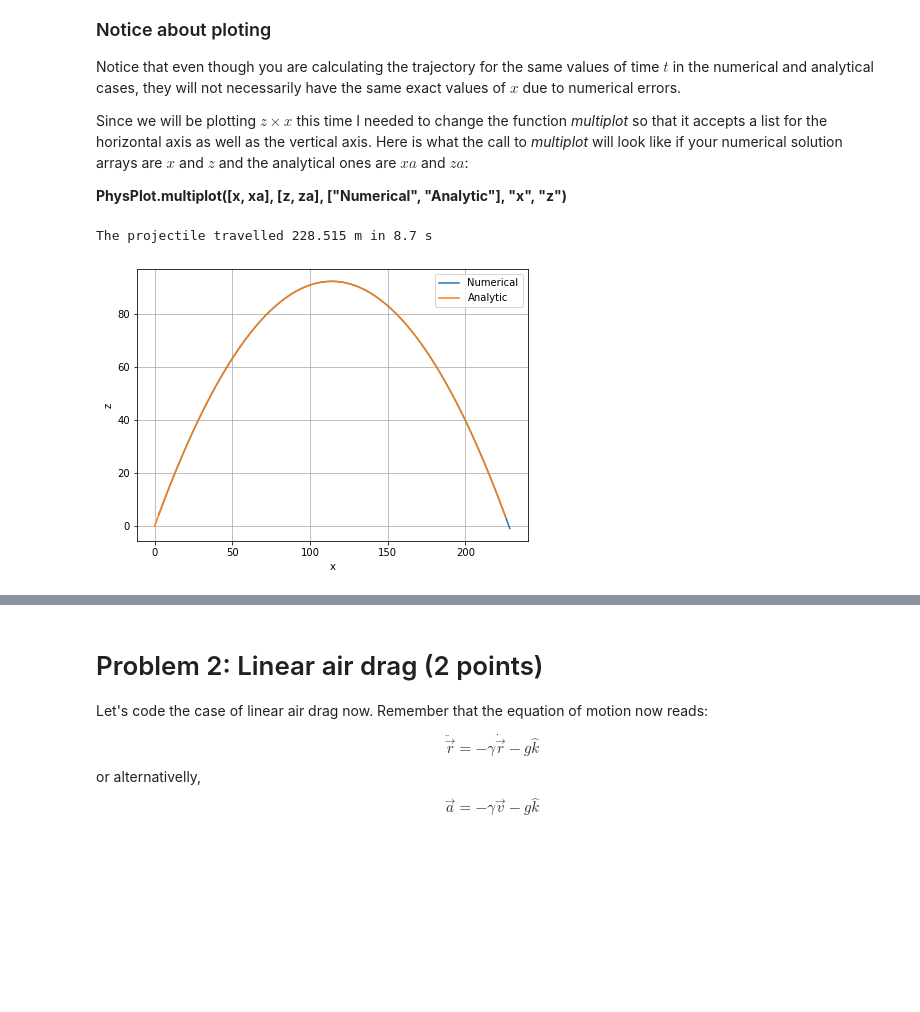
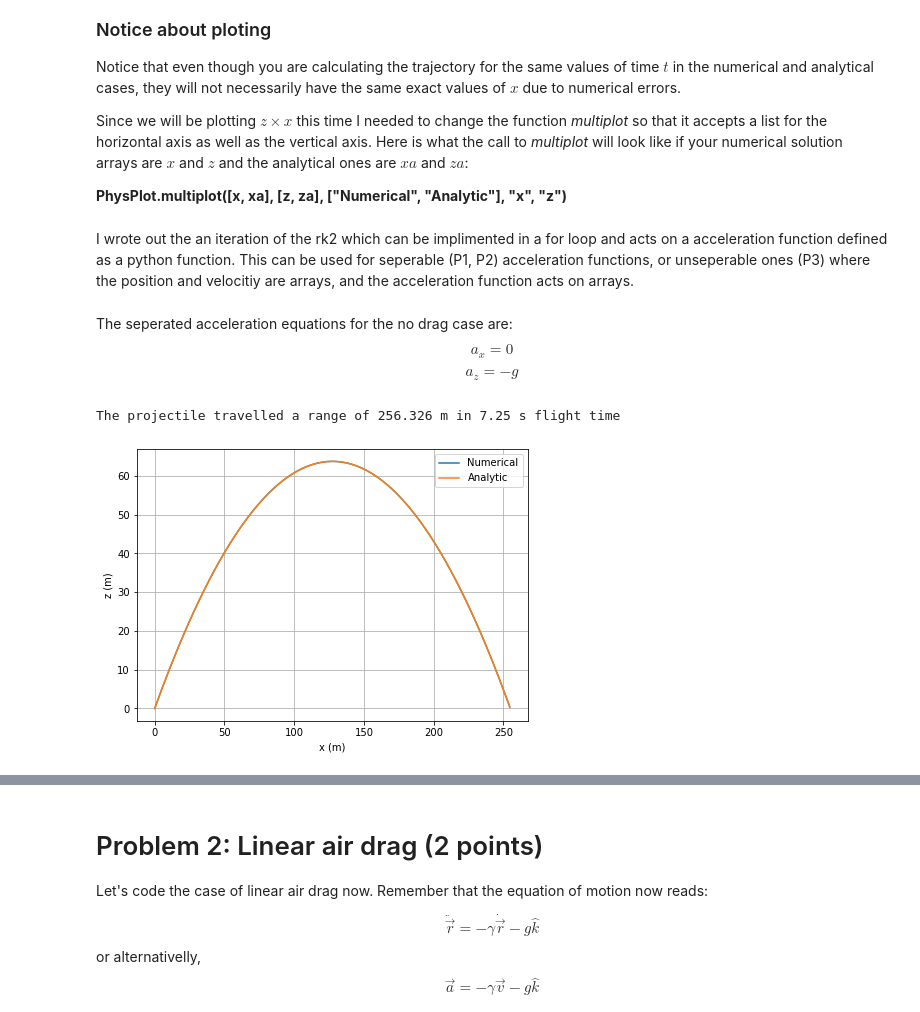
Before and after one commit to Youngposeidon/computational-mechanics-delivery, a Jupyter notebook: project3.ipynb, the cells around one changed output, grey strips where cells are left out. Cells and saved outputs as stored; diff of their text form; code cells hidden in the pictures; blank space fills up the shorter version.

Commit message:
finish project 3

```diff
--- a/project3.ipynb
+++ b/project3.ipynb
@@ -27,6 +27,8 @@ Notice that even though you are calculating the trajectory for the same values o
 Since we will be plotting $z \times x$ this time I needed to change the function *multiplot* so that it accepts a list for the horizontal axis as well as the vertical axis. Here is what the call to *multiplot* will look like if your numerical solution arrays are $x$ and $z$ and the analytical ones are $xa$ and $za$:
 
 **PhysPlot.multiplot([x, xa], [z, za], ["Numerical", "Analytic"], "x", "z")**
+# %% [markdown]
+I wrote out the an iteration of the rk2 which can be implimented in a for loop and acts on a acceleration function defined as a python function. This can be used for seperable (P1, P2) acceleration functions, or unseperable ones (P3) where the position and velocitiy are arrays, and the acceleration function acts on arrays.
 # %%
 # rk2 function that takes in the acceleration as a function in terms of position, velocity, and time.
 # Uses it to compute one iteration of the rk2 method
@@ -41,15 +43,20 @@ def rk2(afunc,xi,vi,ti,dt):
     vf = vi + at*dt
 
     return xf, vf
+# %% [markdown]
+The seperated acceleration equations for the no drag case are:
+$$a_x = 0$$
+$$a_z = - g$$
 # %%
 g = 9.807 # acceleration of gravity in m/s^2
 
 alpha = 45 # launch angle in degrees
+alpha = np.deg2rad(alpha) # convert launch angle to rad
 v0 = 50 # launch speed in m/s
 x0 = 0 # inital x
 z0 = 0 # inital z
-dt = 0.1 # time interval in s
-tf = 100
+dt = 0.05 # time interval in s
+tf = 10
 
 # create arrays for position and velocity in x and z
 t = np.arange(0,tf,dt)
@@ -64,42 +71,47 @@ za = np.zeros(len(t))
 
 # get inital x and z velocity from launch speed and angle
 vx0 = v0*np.cos(alpha)
 vz0 = v0*np.sin(alpha)
 
 # set inital conditions
 x[0] = x0
 z[0] = z0
 vx[0] = vx0
 vz[0] = vz0
 xa[0] = x0
 za[0] = z0
 
 # define acceleration function with no drag (for z only)
 def accNoDrag(v,x,t):
     return -g
 
 # constant velocity for x
 def constV(v,x,t):
     return 0
 
+# numerical for loop
 for i in range(len(t) -1):
     z[i + 1], vz[i + 1] = rk2(accNoDrag, z[i], vz[i], t[i], dt)
     x[i + 1], vx[i + 1] = rk2(constV, x[i], vx[i], t[i], dt)
 
-    xa[i + 1] = vx0*t[i]
-    za[i + 1] = vz0*t[i] - 0.5*g*t[i]**2
-
     if z[i + 1] < 0:
-        flightime = t[i + 1]
-        flightrange = x[i + 1]
+        i = i + 1 # update i for getting flight time, range, and to use for plots
+        flightime = t[i]
+        flightrange = x[i]
         break
 
+# compute anylitical solution
+xa = vx0*t
+za = vz0*t - 0.5*g*t**2
 
-print("The projectile travelled", round(flightrange, 3), "m in", round(flightime, 2), "s")
-PhysPlot.multiplot([x[1:i+2], xa[1:i+2]], [z[1:i+2], za[1:i+2]], ["Numerical", "Analytic"], "x", "z")
+# pull loop variable from P1 to use for plotting the no drag case in p2
+nodragstop = i
+
+print("The projectile travelled a range of", round(flightrange, 3), "m in", round(flightime, 2), "s flight time")
+PhysPlot.multiplot([x[0:i], xa[0:i]], [z[0:i], za[0:i]], ["Numerical", "Analytic"], "x (m)", "z (m)")
 # %% [output]
-The projectile travelled 228.515 m in 8.7 s
+The projectile travelled a range of 256.326 m in 7.25 s flight time
-[figure, old version]
+[figure, new version]
 # %% [markdown]
 Here is what my plot looks like. The numerical solution is not visible because it is under the analytic one (as mentioned, for the no-drag case, the RK2 method yealds an exact solution).
 
```
Also changed, not shown: parts of 11 cells of this notebook.
